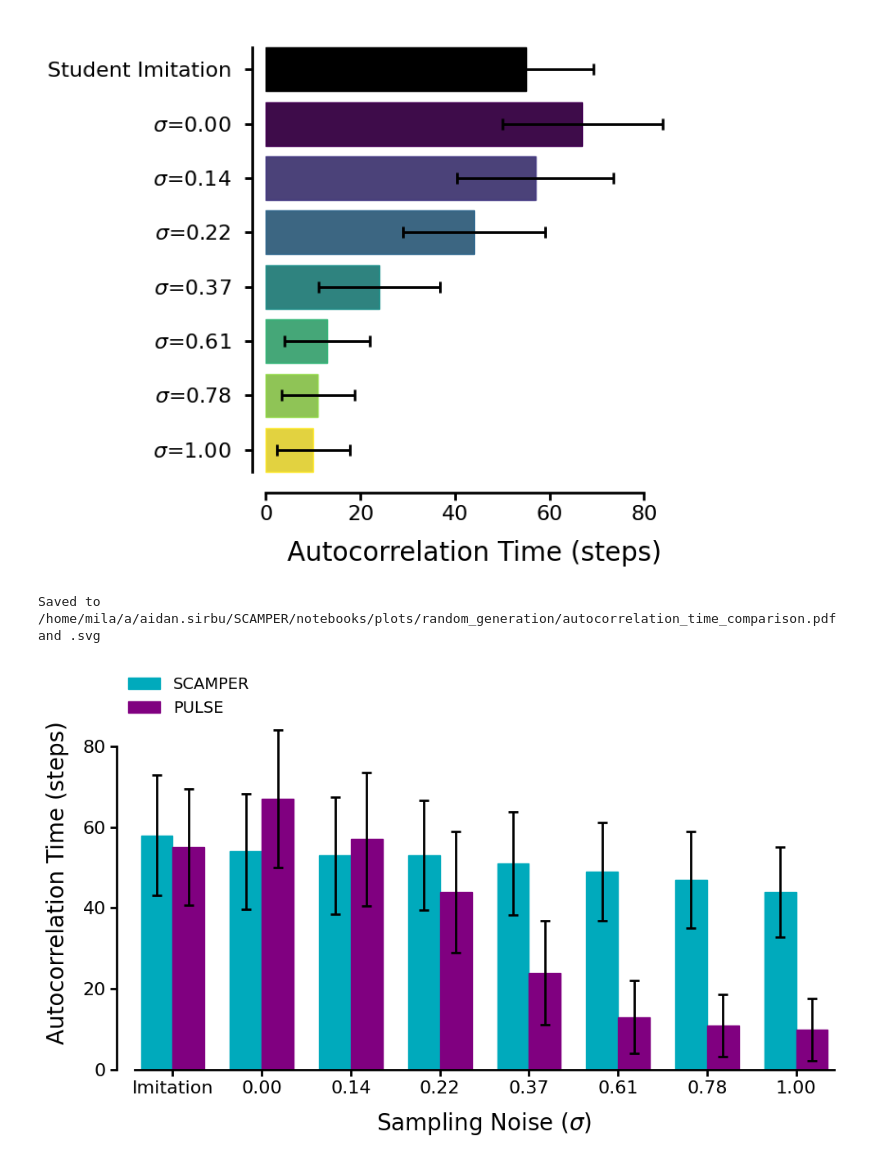
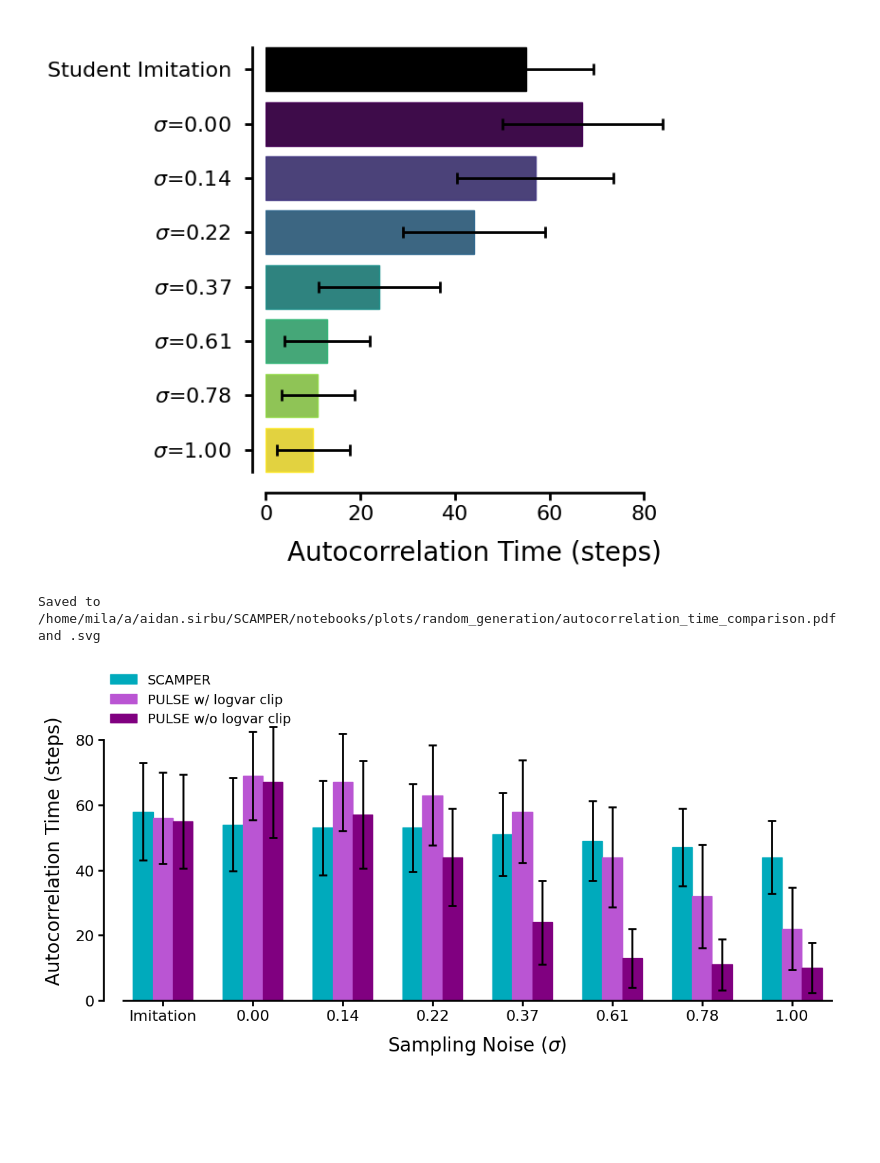
Before and after one commit to asirbu77/SCAMPER, a Jupyter notebook: notebooks/analysis/random_generation/autocorrelation.ipynb, the cells around one changed output. Cells and saved outputs as stored; diff of their text form; code cells hidden in the pictures; blank space fills up the shorter version.

```diff
--- a/notebooks/analysis/random_generation/autocorrelation.ipynb
+++ b/notebooks/analysis/random_generation/autocorrelation.ipynb
@@ -646,7 +773,7 @@ Passing `palette` without assigning `hue` is deprecated and will be removed in v
 Saved distill autocorrelation time bar plot
 [figure]
 # %%
-# Grouped vertical bar chart: SCAMPER vs PULSE autocorrelation times
+# Grouped vertical bar chart: SCAMPER vs PULSE w/ logvar clip vs PULSE w/o logvar clip
 # Include imitation reference + shared sigma labels
 ac_sigma_label_map = {
     "prior_deterministic_qpos": "0.00",
@@ -662,31 +789,37 @@ ac_sigma_names = list(ac_sigma_label_map.keys())
 # X-axis labels: Imitation first, then sigma values
 ac_x_labels = ["Imitation"] + list(ac_sigma_label_map.values())
 
-# SCAMPER values: encoder_decoder_qpos (imitation) + prior sigmas
+# SCAMPER values
 scamper_ac_vals = [ac_times[REFERENCE_DATASET]] + [ac_times[n] for n in ac_sigma_names]
 scamper_ac_errs = [ac_times_std[REFERENCE_DATASET]] + [ac_times_std[n] for n in ac_sigma_names]
 
-# PULSE values: student_encoder_decoder_qpos (imitation) + prior sigmas
+# PULSE w/o logvar clip values
 pulse_ac_vals = [distill_ac_times[DISTILL_REFERENCE_DATASET]] + [distill_ac_times[n] for n in ac_sigma_names]
 pulse_ac_errs = [distill_ac_times_std[DISTILL_REFERENCE_DATASET]] + [distill_ac_times_std[n] for n in ac_sigma_names]
+
+# PULSE w/ logvar clip values
+clamp_ac_vals = [clamp_ac_times[CLAMP_REFERENCE_DATASET]] + [clamp_ac_times[n] for n in ac_sigma_names]
+clamp_ac_errs = [clamp_ac_times_std[CLAMP_REFERENCE_DATASET]] + [clamp_ac_times_std[n] for n in ac_sigma_names]
 
 # Colors
 bar_rgb = (0, 170, 188)
 bar_color = tuple(c / 255 for c in bar_rgb)
 purple_rgb = (128, 0, 128)
 purple_color = tuple(c / 255 for c in purple_rgb)
+light_purple_rgb = (186, 85, 211)
+light_purple_color = tuple(c / 255 for c in light_purple_rgb)
 
 save_name_ac_cmp = "autocorrelation_time_comparison"
 
-fig, ax = plt.subplots(figsize=(10, 6))
+fig, ax = plt.subplots(figsize=(12, 6))
 
 n = len(ac_x_labels)
-x = np.arange(n) * 1.4  # spread out x positions
-bar_width = 0.5
+x = np.arange(n) * 1.8  # spread out for 3 bars
+bar_width = 0.4
 
-# SCAMPER bars
+# SCAMPER bars (left)
 ax.bar(
-    x - bar_width / 2,
+    x - bar_width,
     scamper_ac_vals,
     bar_width,
     color=bar_color,
@@ -694,7 +827,7 @@ ax.bar(
     label="SCAMPER",
 )
 ax.errorbar(
-    x - bar_width / 2,
+    x - bar_width,
     scamper_ac_vals,
     yerr=scamper_ac_errs,
     fmt="none",
@@ -704,17 +837,37 @@ ax.errorbar(
     linewidth=2,
 )
 
-# PULSE bars
+# PULSE w/ logvar clip bars (center)
 ax.bar(
-    x + bar_width / 2,
+    x,
+    clamp_ac_vals,
+    bar_width,
+    color=light_purple_color,
+    edgecolor=light_purple_color,
+    label="PULSE w/ logvar clip",
+)
+ax.errorbar(
+    x,
+    clamp_ac_vals,
+    yerr=clamp_ac_errs,
+    fmt="none",
+    ecolor="black",
+    capsize=4,
+    capthick=2,
+    linewidth=2,
+)
+
+# PULSE w/o logvar clip bars (right)
+ax.bar(
+    x + bar_width,
     pulse_ac_vals,
     bar_width,
     color=purple_color,
     edgecolor=purple_color,
-    label="PULSE",
+    label="PULSE w/o logvar clip",
 )
 ax.errorbar(
-    x + bar_width / 2,
+    x + bar_width,
     pulse_ac_vals,
     yerr=pulse_ac_errs,
     fmt="none",
@@ -726,43 +879,44 @@ ax.errorbar(
 
 ax.set_xticks(x)
 ax.set_xticklabels(ac_x_labels)
-ax.set_xlim(x[0] - 0.7, x[-1] + 0.7)
+ax.set_xlim(x[0] - 1.0, x[-1] + 1.0)
 
 y_max = max(
     max(v + e for v, e in zip(scamper_ac_vals, scamper_ac_errs)),
     max(v + e for v, e in zip(pulse_ac_vals, pulse_ac_errs)),
+    max(v + e for v, e in zip(clamp_ac_vals, clamp_ac_errs)),
 )
 ax.set_ylim(0, y_max * 1.1)
 
 ax.set_ylabel("Autocorrelation Time (steps)", fontsize=20, labelpad=12)
 ax.set_xlabel("Sampling Noise ($\\sigma$)", fontsize=20, labelpad=12)
 ax.tick_params(labelsize=16, width=2, length=6)
 ax.legend(fontsize=14, frameon=False, loc="center left", bbox_to_anchor=(-0.02, 1.0))
 
 sns.despine(ax=ax)
 ax.spines["left"].set_position(("outward", 10))
 
 yticks = ax.get_yticks()
 ylim = ax.get_ylim()
 yticks = [t for t in yticks if ylim[0] <= t <= ylim[1]]
 ax.spines["left"].set_bounds(yticks[0], yticks[-1])
 
-ax.spines["bottom"].set_bounds(x[0] - 0.6, x[-1] + 0.6)
+ax.spines["bottom"].set_bounds(x[0] - 0.8, x[-1] + 0.8)
 
 for spine in ["left", "bottom"]:
     ax.spines[spine].set_linewidth(2)
 
 plt.tight_layout()
 
 SAVE_DIR.mkdir(parents=True, exist_ok=True)
 fig.savefig(SAVE_DIR / f"{save_name_ac_cmp}.pdf", bbox_inches="tight")
 fig.savefig(SAVE_DIR / f"{save_name_ac_cmp}.svg", bbox_inches="tight")
 fig.savefig(SAVE_DIR / f"{save_name_ac_cmp}.png", bbox_inches="tight")
 print(f"Saved to {SAVE_DIR / save_name_ac_cmp}.pdf and .svg")
 
 plt.show()
 # %% [output]
 Saved to /home/mila/a/aidan.sirbu/SCAMPER/notebooks/plots/random_generation/autocorrelation_time_comparison.pdf and .svg
-[figure, old version]
+[figure, new version]
 # %%
 # Statistical significance: Welch's t-test on per-clip autocorrelation times
```
Also changed, not shown: parts of 9 cells of this notebook.
